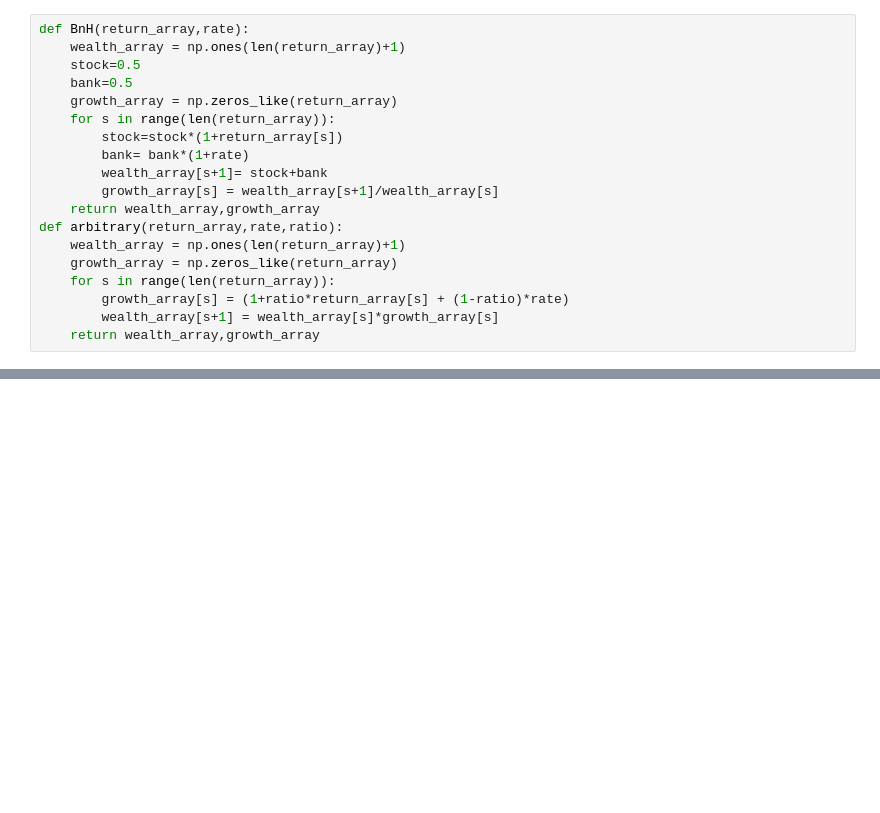
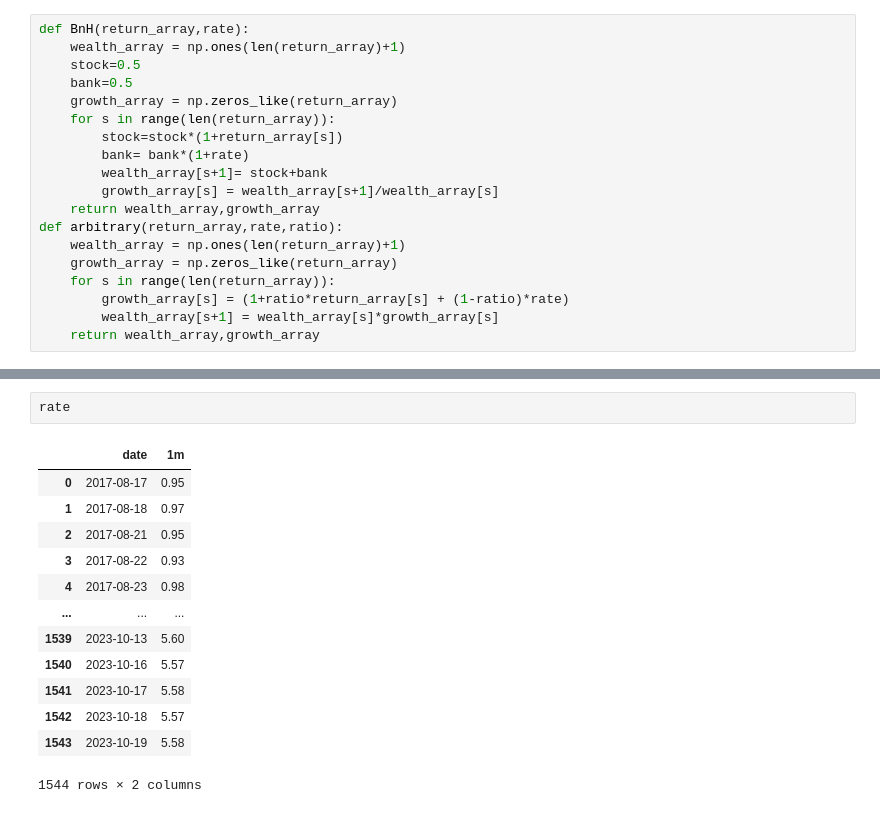
Before and after one commit to std92050/fin_math_110021515, a Jupyter notebook: Kelly criterion/Kelly_criterion.ipynb, the cells around one changed output, grey strips where cells are left out. Drawn from its saved outputs; the diff is of its cells as text; blank space fills up the shorter version.

```diff
--- a/Kelly criterion/Kelly_criterion.ipynb
+++ b/Kelly criterion/Kelly_criterion.ipynb
@@ -216,0 +145,16 @@ def long_Kelly_strat(data, period, MC=False):
+# %%
+rate
+# %% [output]
+|  | date | 1m |
+| 0 | 2017-08-17 | 0.95 |
+| 1 | 2017-08-18 | 0.97 |
+| 2 | 2017-08-21 | 0.95 |
+| 3 | 2017-08-22 | 0.93 |
+| 4 | 2017-08-23 | 0.98 |
+| ... | ... | ... |
+| 1539 | 2023-10-13 | 5.60 |
+| 1540 | 2023-10-16 | 5.57 |
+| 1541 | 2023-10-17 | 5.58 |
+| 1542 | 2023-10-18 | 5.57 |
+| 1543 | 2023-10-19 | 5.58 |
+1544 rows × 2 columns
```
Also changed, not shown: parts of 15 cells of this notebook, 4 other files.
